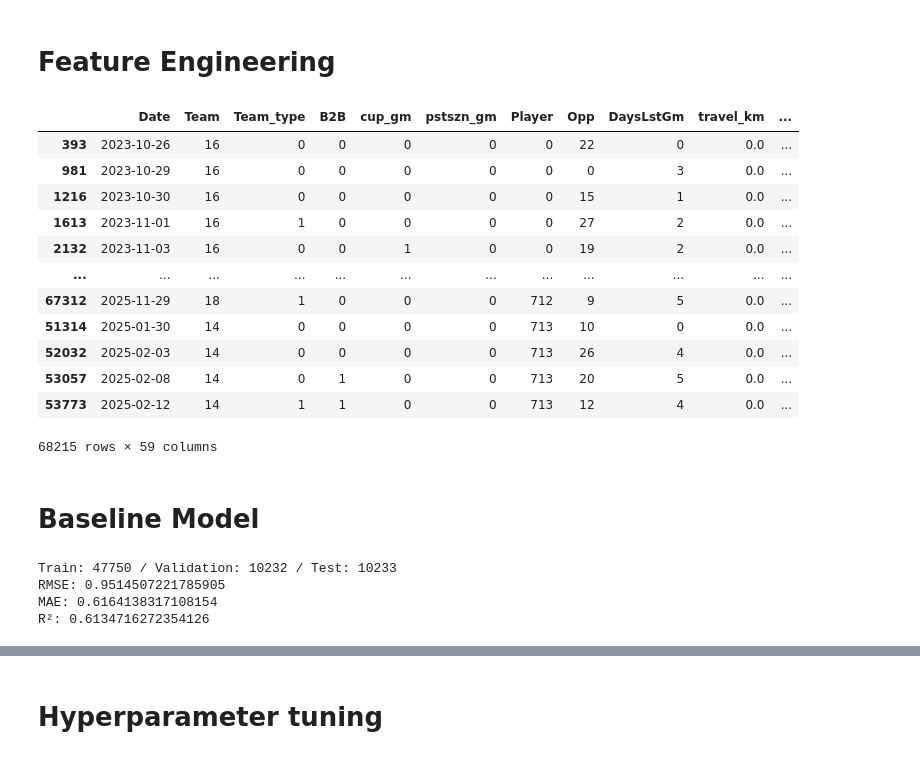
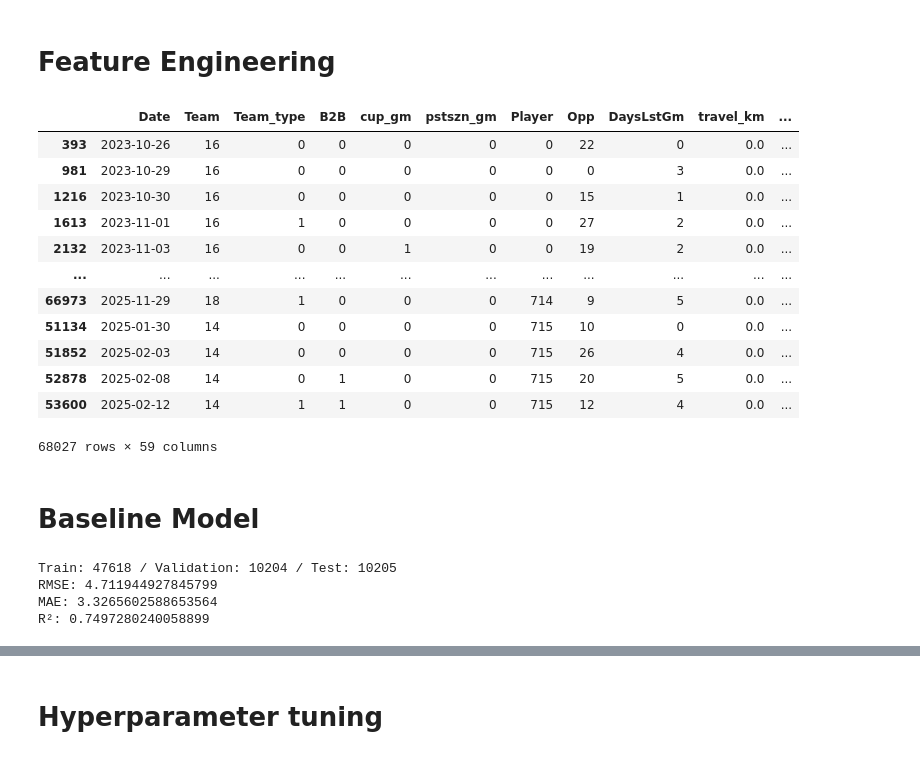
Before and after one commit to Relenes510/fantasy_basketball, a Jupyter notebook: notebooks/create_ML_model.ipynb, the cells around one changed output, grey strips where cells are left out. Cells and saved outputs as stored; diff of their text form; code cells hidden in the pictures.

```diff
--- a/notebooks/create_ML_model.ipynb
+++ b/notebooks/create_ML_model.ipynb
@@ -98,7 +98,7 @@ def setup_df(df):
 
     return df
 # %%
-tgt_stat = "TPM"
+tgt_stat = "PTS"
 
 df = pd.DataFrame()
 df2 = pd.DataFrame()
@@ -112,43 +112,42 @@ for i in [2023, 2024, 2025]:
 
 df['Date'] = pd.to_datetime(df.Date)
 
-df = df.drop_duplicates(subset=['Date','Team','Player'])
 df['Tms'] = df['game_id'].apply(lambda x: x.split("_")[1:3])
 df['WrngTm'] = df.apply(lambda row: 0 if row['Team'] in row['Tms'] else 1, axis=1)
 df['WrngOpp'] = df.apply(lambda row: 0 if row['Opp'] in row['Tms'] else 1, axis=1)
 df = df[(df.WrngTm == 0) & (df.WrngOpp == 0)]
 
 team_encoder = LabelEncoder()
 player_encoder = LabelEncoder()
 team_type_encoder = LabelEncoder()
 
 df2['Date'] = pd.to_datetime(df2.Date)
 df_mtch = df2[['Date', 'AwayABV', 'HomeABV', 'AwayB2B', 'HomeB2B', 'cup_gm', 'pstszn_gm']]
 df_mtch['Team_type'] = 'Home'
 df_mtch = df_mtch.rename(columns={"AwayABV": "Team", "HomeABV": "Opp", "AwayB2B": "B2B"})[['Date','Team', 'Opp', 'B2B', 'cup_gm', 'pstszn_gm', 'Team_type']]
 df_mtch2 = df_mtch.copy().rename(columns={"Team": "Opp", "Opp": "Team", "HomeB2B": "B2B"})[['Date','Team', 'Opp', 'B2B', 'cup_gm', 'pstszn_gm']]
 df_mtch2['Team_type'] = 'Away'
 df_mtch = pd.concat([df_mtch, df_mtch2])
 df_mtch = df_mtch[['Date', 'Team', 'Team_type', 'cup_gm', 'pstszn_gm']]
 df = df.merge(df_mtch, on=['Date', 'Team'])
 
 df = setup_df(df)
 
 display(df)
 # %% [output]
 |  | Date | Team | Team_type | B2B | cup_gm | pstszn_gm | Player | Opp | DaysLstGm | travel_km | ... |
 | 393 | 2023-10-26 | 16 | 0 | 0 | 0 | 0 | 0 | 22 | 0 | 0.0 | ... |
 | 981 | 2023-10-29 | 16 | 0 | 0 | 0 | 0 | 0 | 0 | 3 | 0.0 | ... |
 | 1216 | 2023-10-30 | 16 | 0 | 0 | 0 | 0 | 0 | 15 | 1 | 0.0 | ... |
 | 1613 | 2023-11-01 | 16 | 1 | 0 | 0 | 0 | 0 | 27 | 2 | 0.0 | ... |
 | 2132 | 2023-11-03 | 16 | 0 | 0 | 1 | 0 | 0 | 19 | 2 | 0.0 | ... |
 | ... | ... | ... | ... | ... | ... | ... | ... | ... | ... | ... | ... |
-| 67312 | 2025-11-29 | 18 | 1 | 0 | 0 | 0 | 712 | 9 | 5 | 0.0 | ... |
-| 51314 | 2025-01-30 | 14 | 0 | 0 | 0 | 0 | 713 | 10 | 0 | 0.0 | ... |
-| 52032 | 2025-02-03 | 14 | 0 | 0 | 0 | 0 | 713 | 26 | 4 | 0.0 | ... |
-| 53057 | 2025-02-08 | 14 | 0 | 1 | 0 | 0 | 713 | 20 | 5 | 0.0 | ... |
-| 53773 | 2025-02-12 | 14 | 1 | 1 | 0 | 0 | 713 | 12 | 4 | 0.0 | ... |
+| 66973 | 2025-11-29 | 18 | 1 | 0 | 0 | 0 | 714 | 9 | 5 | 0.0 | ... |
+| 51134 | 2025-01-30 | 14 | 0 | 0 | 0 | 0 | 715 | 10 | 0 | 0.0 | ... |
+| 51852 | 2025-02-03 | 14 | 0 | 0 | 0 | 0 | 715 | 26 | 4 | 0.0 | ... |
+| 52878 | 2025-02-08 | 14 | 0 | 1 | 0 | 0 | 715 | 20 | 5 | 0.0 | ... |
+| 53600 | 2025-02-12 | 14 | 1 | 1 | 0 | 0 | 715 | 12 | 4 | 0.0 | ... |
-68215 rows × 59 columns
+68027 rows × 59 columns
 # %% [markdown]
 # Baseline Model
 # %%
@@ -197,10 +196,10 @@ print("RMSE:", rmse)
 print("MAE:", mae)
 print("R²:", r2)
 # %% [output]
-Train: 47750 / Validation: 10232 / Test: 10233
-RMSE: 0.9514507221785905
-MAE: 0.6164138317108154
-R²: 0.6134716272354126
+Train: 47618 / Validation: 10204 / Test: 10205
+RMSE: 4.711944927845799
+MAE: 3.3265602588653564
+R²: 0.7497280240058899
 # %%
 importance = model.get_booster().get_score(importance_type='gain')
 
```
Also changed, not shown: parts of 6 cells of this notebook, 9 other files.
